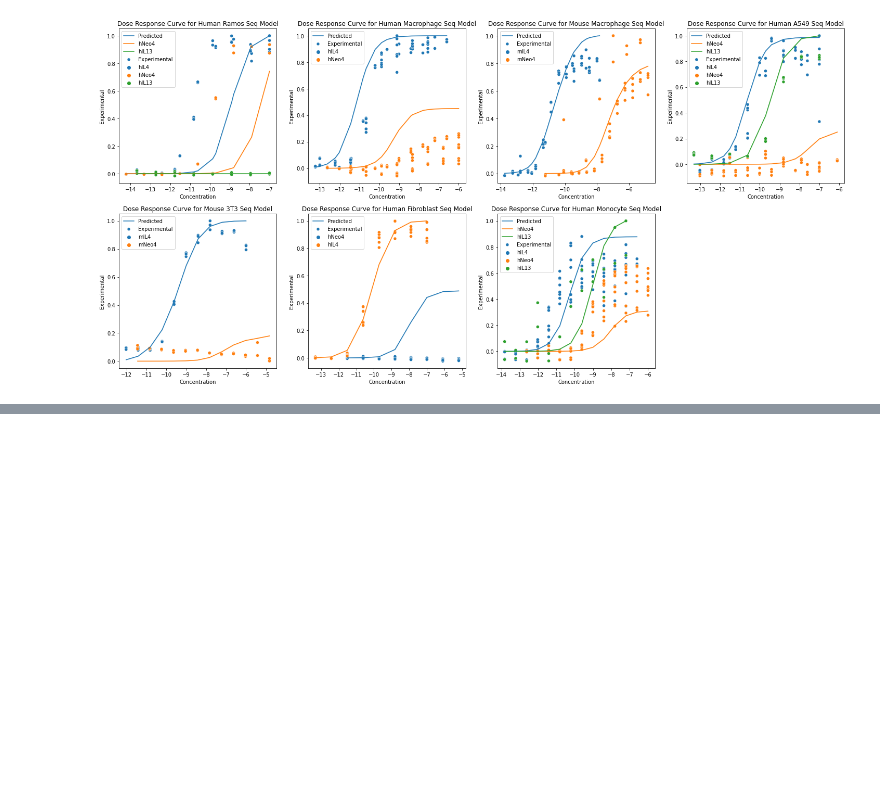
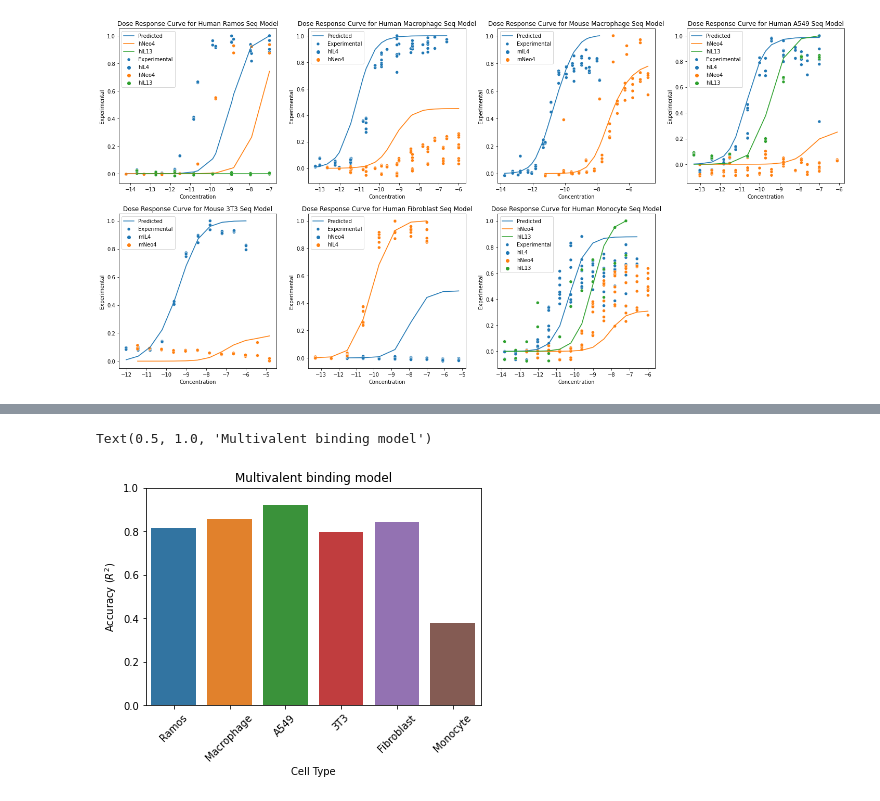
Before and after one commit to meyer-lab/IL4-model, a Jupyter notebook: polyc.ipynb, the cells around one changed output, grey strips where cells are left out. Cells and saved outputs as stored; diff of their text form; code cells hidden in the pictures; blank space fills up the shorter version.

```diff
--- a/polyc.ipynb
+++ b/polyc.ipynb
@@ -168,0 +177,8 @@ plt.savefig("SeqDoseResponse.svg")
+# %%
+xOptimal = pd.read_csv("src/data/CurrentFit.csv").x.values
+modelDF = resids(xOptimal, True)
+R2_Plot_Cells(modelDF)
+plt.title("Multivalent binding model")
+# %% [output]
+Text(0.5, 1.0, 'Multivalent binding model')
+[figure, added]
```
Also changed, not shown: parts of 4 cells of this notebook, 1 other file.
